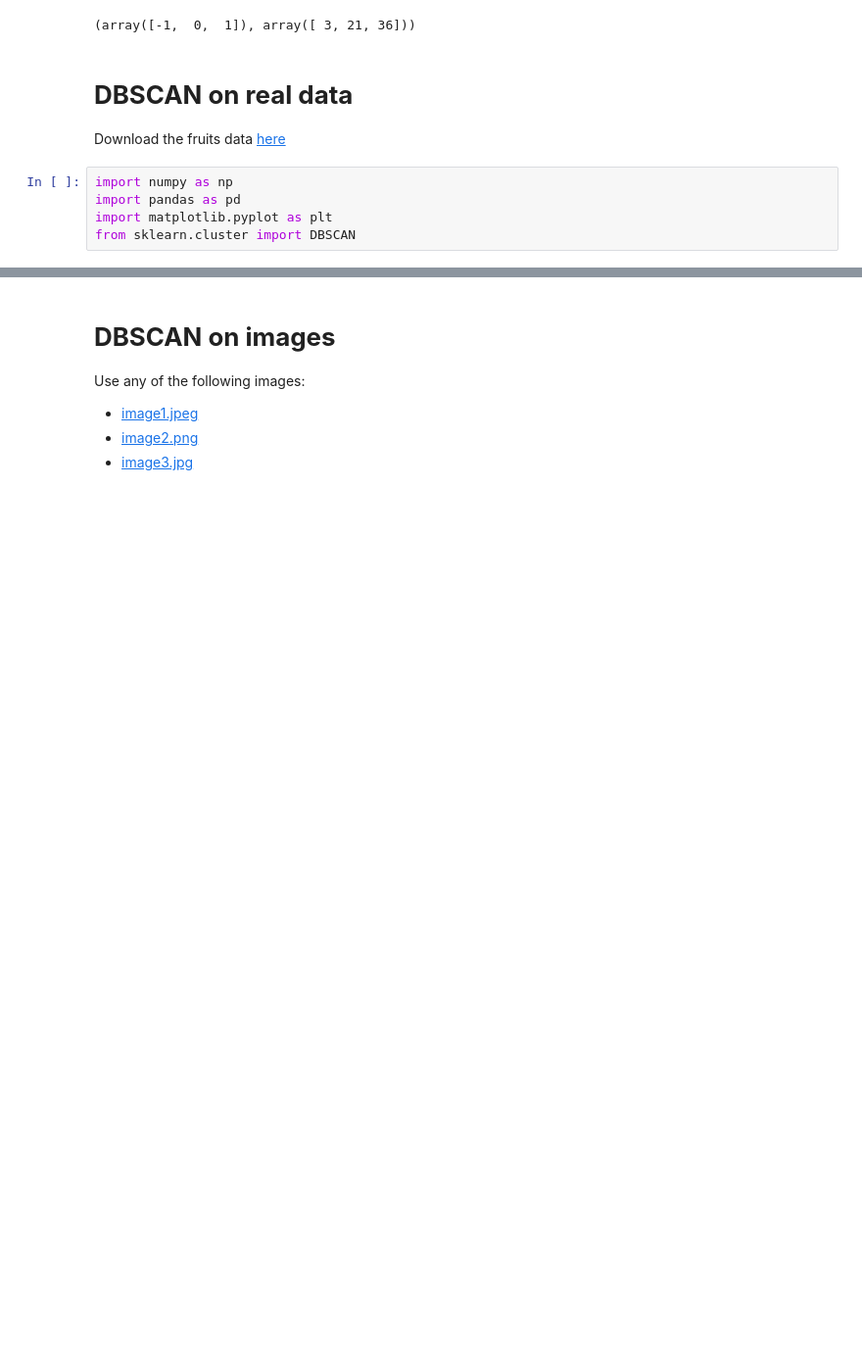
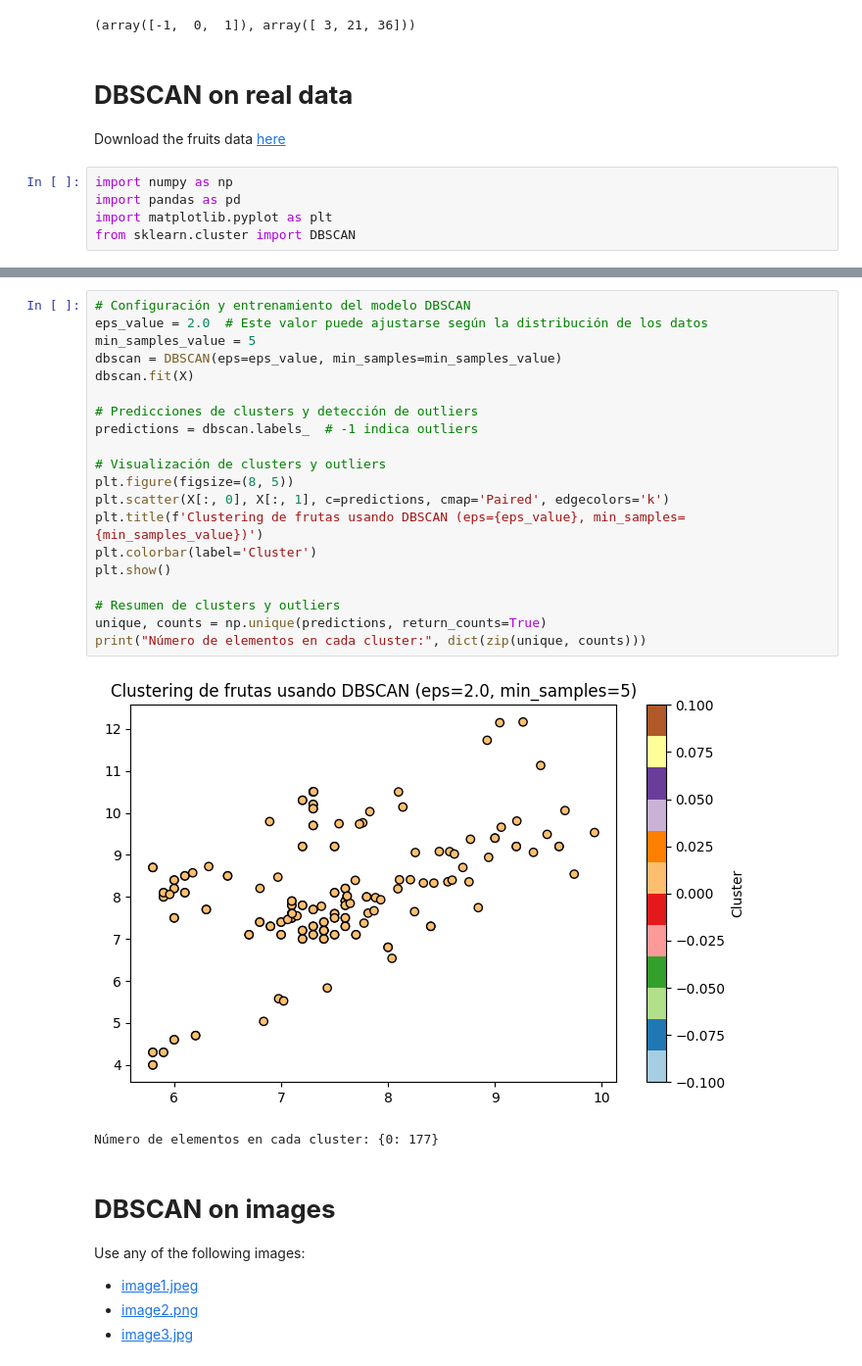
Before and after one commit to yustinbarnet/machine_learning, a Jupyter notebook: Sem_07/DBSCAN.ipynb, the cells around one changed output, grey strips where cells are left out. Shown at 98% size. Cells and saved outputs as stored; diff of their text form; blank space fills up the shorter version.

```diff
--- a/Sem_07/DBSCAN.ipynb
+++ b/Sem_07/DBSCAN.ipynb
@@ -68,3 +68,26 @@ _
+# %%
+# Configuración y entrenamiento del modelo DBSCAN
+eps_value = 2.0  # Este valor puede ajustarse según la distribución de los datos
+min_samples_value = 5
+dbscan = DBSCAN(eps=eps_value, min_samples=min_samples_value)
+dbscan.fit(X)
+
+# Predicciones de clusters y detección de outliers
+predictions = dbscan.labels_  # -1 indica outliers
+
+# Visualización de clusters y outliers
+plt.figure(figsize=(8, 5))
+plt.scatter(X[:, 0], X[:, 1], c=predictions, cmap='Paired', edgecolors='k')
+plt.title(f'Clustering de frutas usando DBSCAN (eps={eps_value}, min_samples={min_samples_value})')
+plt.colorbar(label='Cluster')
+plt.show()
+
+# Resumen de clusters y outliers
+unique, counts = np.unique(predictions, return_counts=True)
+print("Número de elementos en cada cluster:", dict(zip(unique, counts)))
+# %% [output]
+[figure, added]
+Número de elementos en cada cluster: {0: 177}
 # %% [markdown]
 # **DBSCAN on images**
 
```
Also changed, not shown: parts of 5 cells of this notebook.
